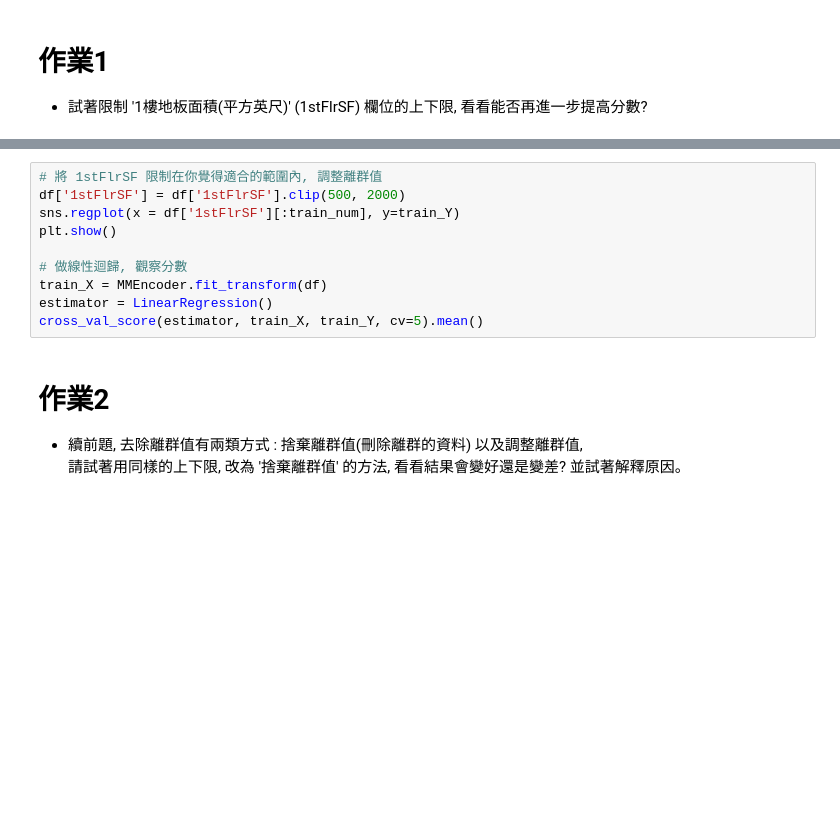
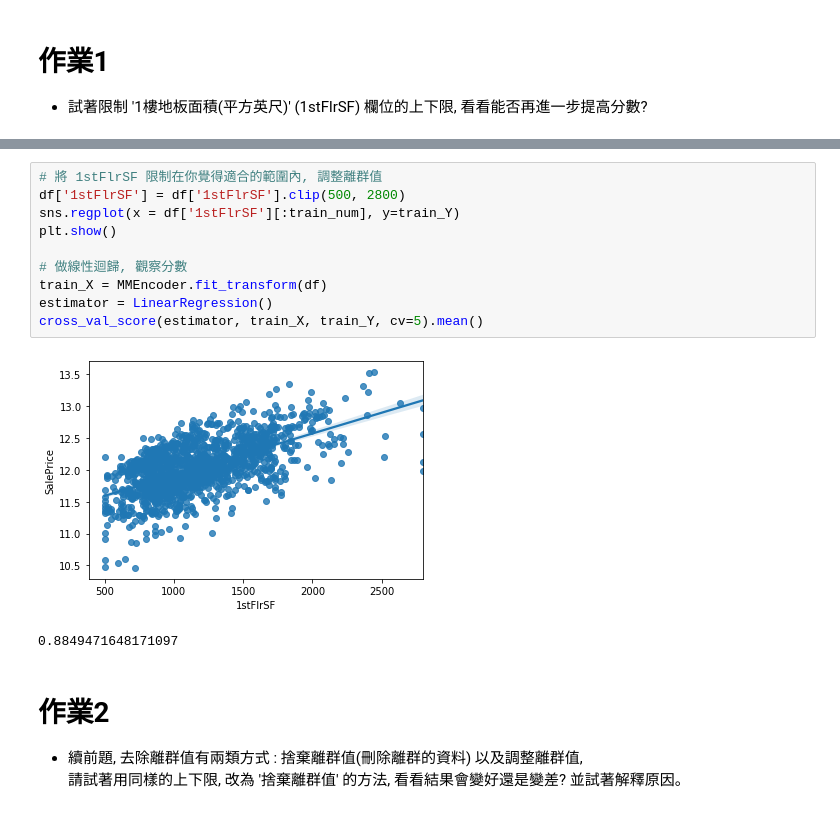
Before and after one commit to teresa9895/ML100Days, a Jupyter notebook: homework/Day_010_HW.ipynb, the cells around one changed output, grey strips where cells are left out. Cells and saved outputs as stored; diff of their text form; blank space fills up the shorter version.

```diff
--- a/homework/Day_010_HW.ipynb
+++ b/homework/Day_010_HW.ipynb
@@ -59,13 +73,16 @@ cross_val_score(estimator, train_X, train_Y, cv=5).mean()
 # %%
 # 將 1stFlrSF 限制在你覺得適合的範圍內, 調整離群值
-df['1stFlrSF'] = df['1stFlrSF'].clip(500, 2000)
+df['1stFlrSF'] = df['1stFlrSF'].clip(500, 2800)
 sns.regplot(x = df['1stFlrSF'][:train_num], y=train_Y)
 plt.show()
 
 # 做線性迴歸, 觀察分數
 train_X = MMEncoder.fit_transform(df)
 estimator = LinearRegression()
 cross_val_score(estimator, train_X, train_Y, cv=5).mean()
+# %% [output]
+[figure, added]
+0.8849471648171097
 # %% [markdown]
 # 作業2
 * 續前題, 去除離群值有兩類方式 :  捨棄離群值(刪除離群的資料) 以及調整離群值,
```
Also changed, not shown: parts of 5 cells of this notebook, 1 other file.
